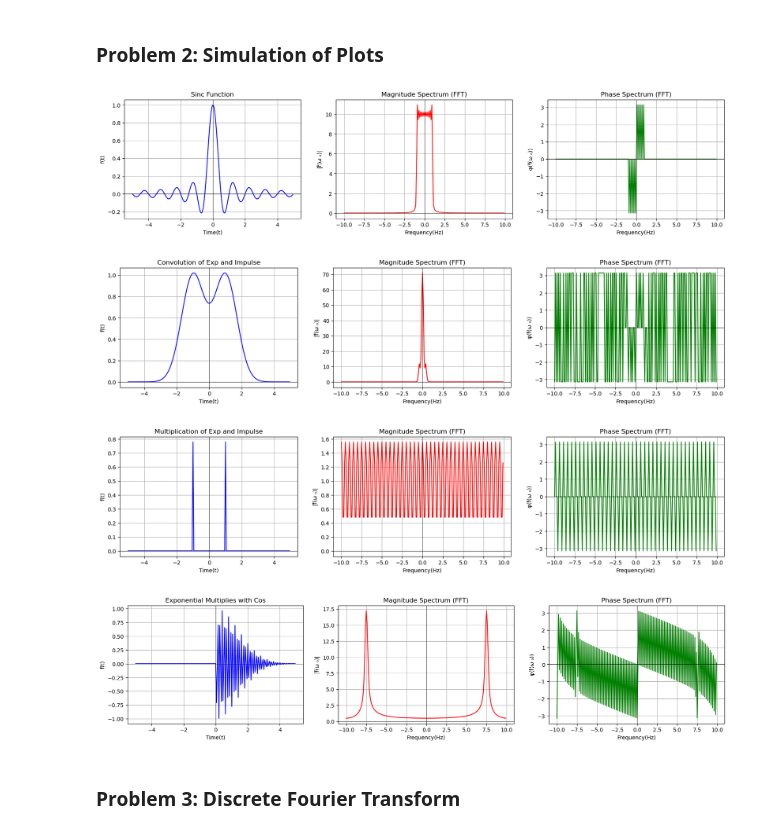
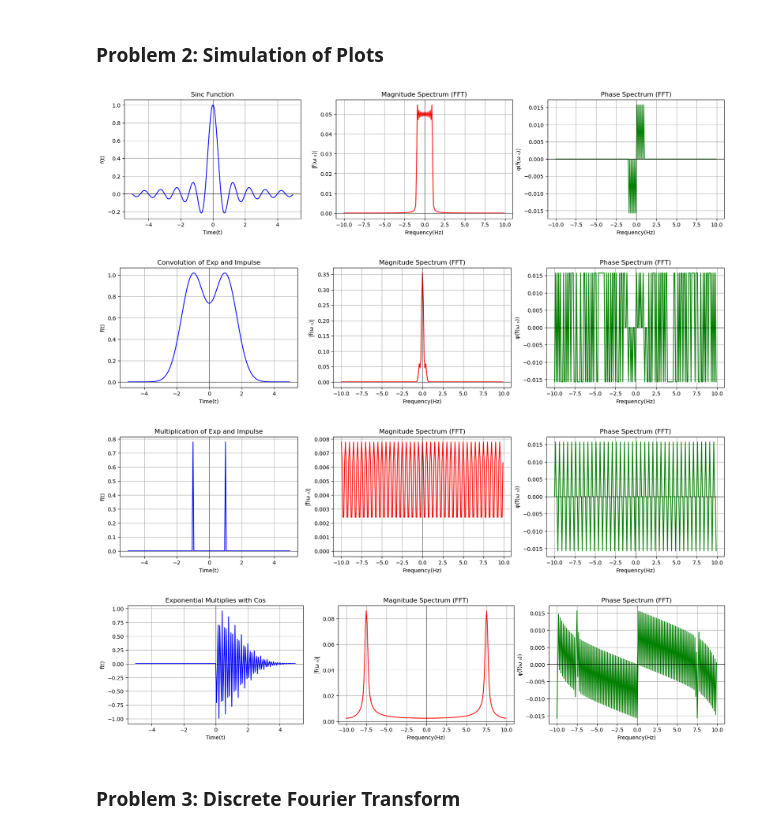
Before and after one commit to dwaipayanhaldar/E9-213-Time-Frequency-Analysis, a Jupyter notebook: Assignment 1/E9_213_A1_DwaipayanHaldar_Code.ipynb, the cells around one changed output. Drawn from its saved outputs; the diff is of its cells as text; code cells hidden in the pictures.

```diff
--- a/Assignment 1/E9_213_A1_DwaipayanHaldar_Code.ipynb
+++ b/Assignment 1/E9_213_A1_DwaipayanHaldar_Code.ipynb
@@ -73,39 +73,39 @@ def plot_signal_and_fft(signal_func, label="Signal"):
     plt.title(f'{label}')
     plt.grid(True)
     plt.axhline(0, color='black', linewidth=0.5)
     plt.axvline(0, color='black', linewidth=0.5)
 
     # Magnitude spectrum
     plt.subplot(1,3,2)
-    plt.plot(t_fft, np.abs(y_fft_shifted), color='red')
+    plt.plot(t_fft, np.abs(y_fft_shifted)/len(y), color='red')
     plt.xlabel('Frequency(Hz)')
     plt.ylabel('|f\u0302(\u03C9 \u2080)|')
     plt.title(f'Magnitude Spectrum (FFT)')
     plt.grid(True)
     plt.axhline(0, color='black', linewidth=0.5)
     plt.axvline(0, color='black', linewidth=0.5)
 
     #Phase Spectrum
     plt.subplot(1,3,3)
-    plt.plot(t_fft, np.angle(y_fft_shifted), color='green')
+    plt.plot(t_fft, np.angle(y_fft_shifted)/len(y), color='green')
     plt.xlabel('Frequency(Hz)')
     plt.ylabel('\u03C6(f\u0302(\u03C9 \u2080))')
     plt.title(f'Phase Spectrum (FFT)')
     plt.grid(True)
     plt.axhline(0, color='black', linewidth=0.5)
     plt.axvline(0, color='black', linewidth=0.5)
 
     plt.show()
 
 plot_signal_and_fft(sinc, label="Sinc Function")
 plot_signal_and_fft(exp_conv_delta, label="Convolution of Exp and Impulse")
 plot_signal_and_fft(exp_mul_delta, label="Multiplication of Exp and Impulse")
 plot_signal_and_fft(exp_cos, label= "Exponential Multiplies with Cos")
 # %% [output]
-[figure, old version]
+[figure, new version]
-[figure, old version]
+[figure, new version]
-[figure, old version]
+[figure, new version]
-[figure, old version]
+[figure, new version]
 # %% [markdown]
 ### Problem 3: Discrete Fourier Transform
 # %%
```
Also changed, not shown: parts of 1 cell of this notebook, 14 other files.
